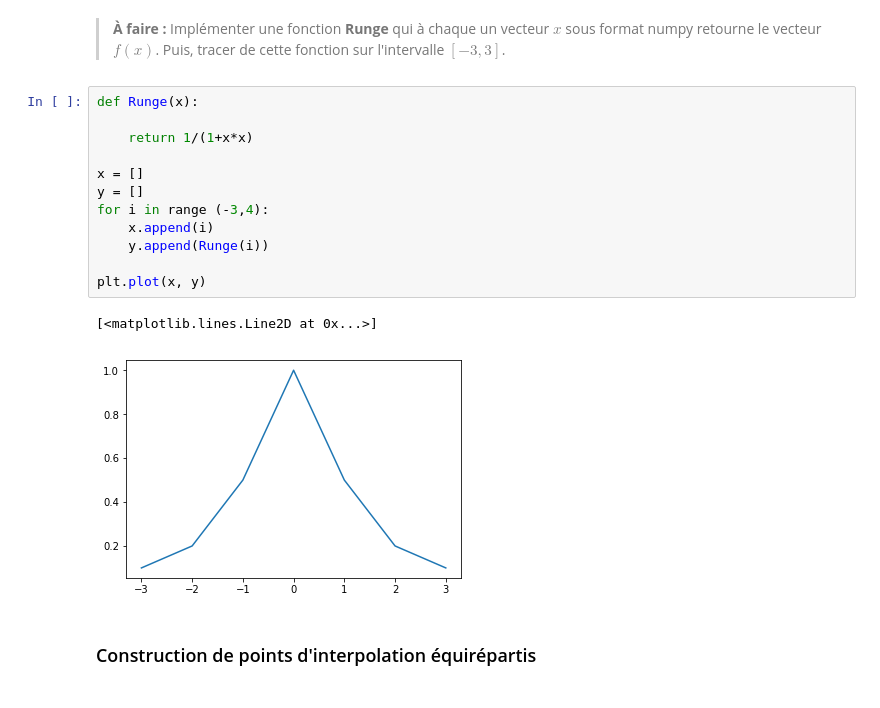
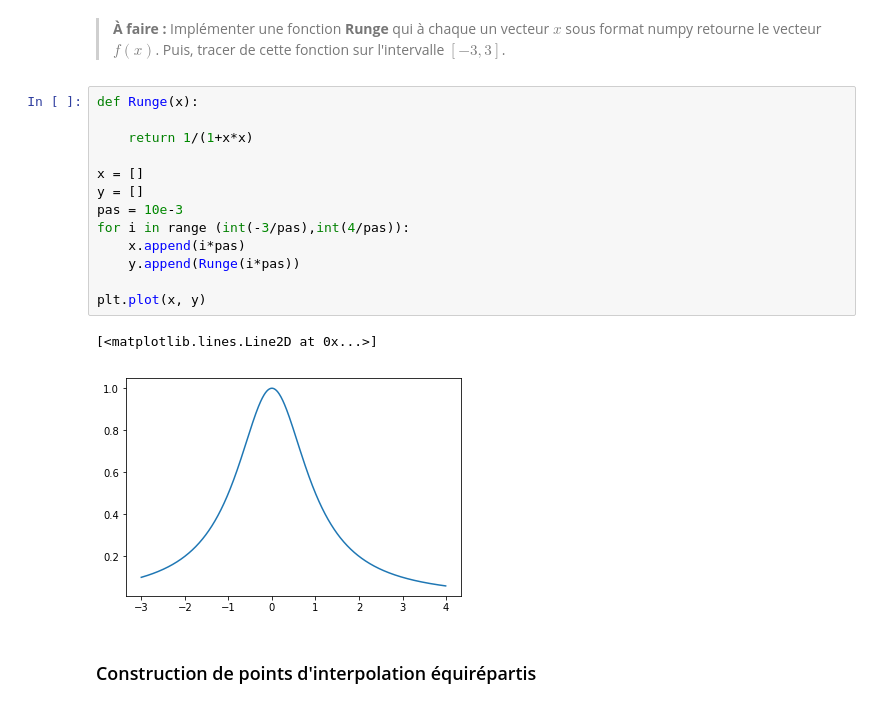
Before and after one commit to pierremrg/TP_AN, a Jupyter notebook: TP3_Notebook.ipynb, the cells around one changed output. Drawn from its saved outputs; the diff is of its cells as text.

```diff
--- a/TP3_Notebook.ipynb
+++ b/TP3_Notebook.ipynb
@@ -22,18 +22,19 @@ Le but du TP est d'observer ce phénomène mais aussi de mettre en oeuvre une me
 # %%
 def Runge(x):
 
     return 1/(1+x*x)
 
 x = []
 y = []
-for i in range (-3,4):
-    x.append(i)
-    y.append(Runge(i))
+pas = 10e-3
+for i in range (int(-3/pas),int(4/pas)):
+    x.append(i*pas)
+    y.append(Runge(i*pas))
 
 plt.plot(x, y)
 # %% [output]
 [<matplotlib.lines.Line2D at 0x...>]
-[figure, old version]
+[figure, new version]
 # %% [markdown]
 ### Construction de points d'interpolation équirépartis
 # %% [markdown]
```
Also changed, not shown: parts of 6 cells of this notebook, 5 other files.
